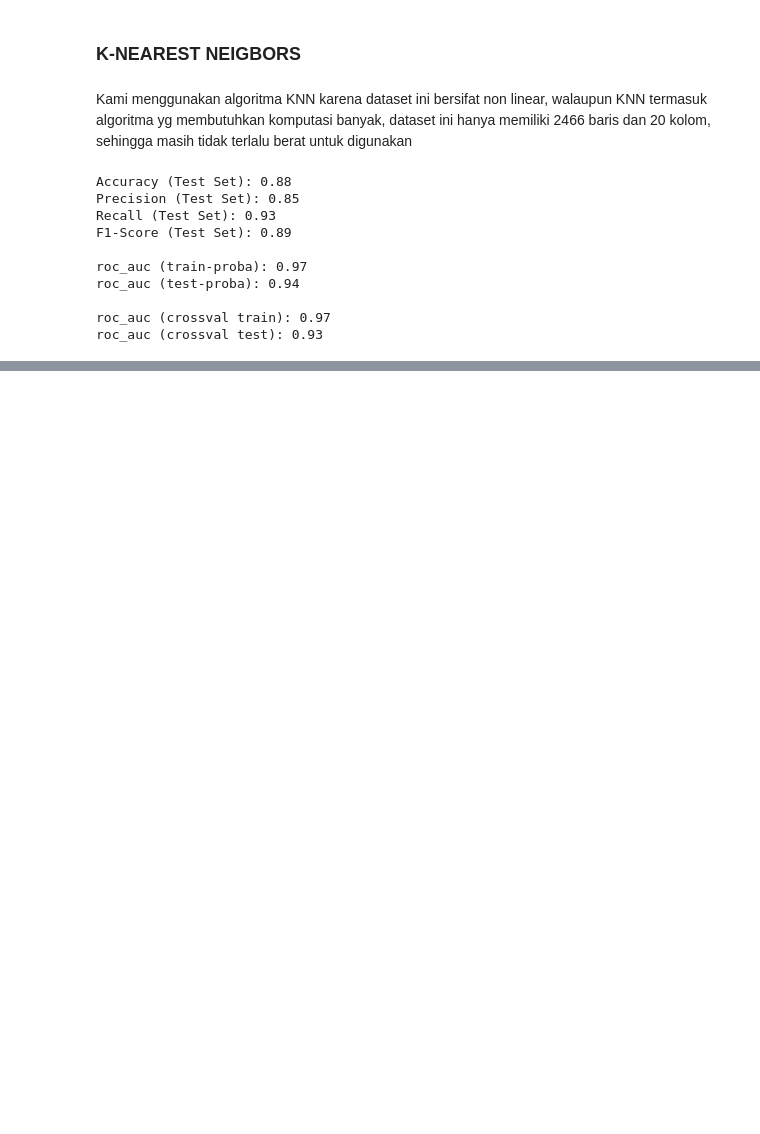
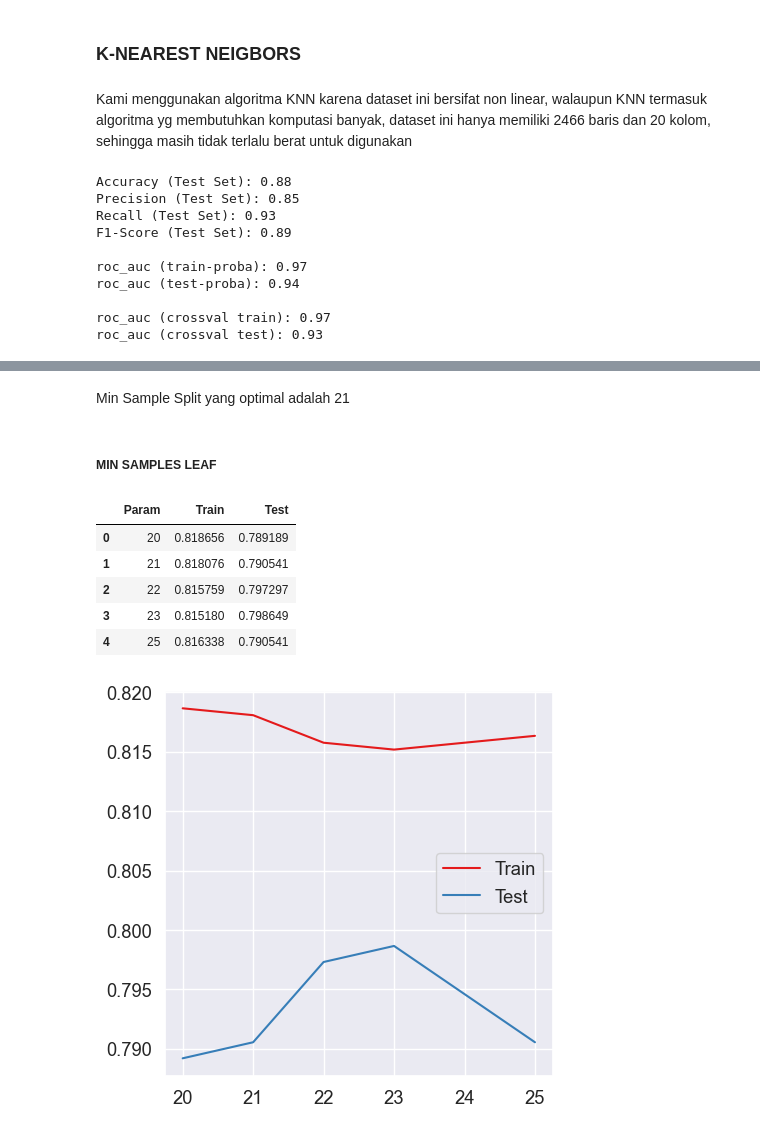
Before and after one commit to arsand07/Employee-Attrition, a Jupyter notebook: Stage 3/Stage 3.ipynb, the cells around one changed output, grey strips where cells are left out. Saved outputs shown, nothing was run; the diff lists cells and outputs as text; code cells hidden in the pictures; blank space fills up the shorter version.

```diff
--- a/Stage 3/Stage 3.ipynb
+++ b/Stage 3/Stage 3.ipynb
@@ -175,0 +357,41 @@ roc_auc (crossval test): 0.93
+# %% [markdown]
+Min Sample Split yang optimal adalah 21
+# %% [markdown]
+##### __MIN SAMPLES LEAF__
+# %%
+min_samples_leaf = [int(x) for x in np.linspace(20, 25, num = 5)]
+
+train,test, param = [],[],[]
+
+for i in min_samples_leaf:
+        dt  = DecisionTreeClassifier(random_state=7, max_depth=6, min_samples_split=21, min_samples_leaf=i)
+        dt.fit(X_train, y_train)
+
+        #train
+        train_score = roc_auc_score(y_train, dt.predict(X_train))
+        train.append(train_score)
+
+        #test
+        test_score = roc_auc_score(y_test, dt.predict(X_test))
+        test.append(test_score)
+
+        param.append(i)
+
+#buat visualisasi
+plt.figure(figsize=(5,5))
+sns.lineplot(x=param, y=train, label='Train')
+sns.lineplot(x=param, y=test, label='Test')
+
+pd.DataFrame({
+        'Param':param,
+        'Train':train,
+        'Test':test
+})
+# %% [output]
+|  | Param | Train | Test |
+| 0 | 20 | 0.818656 | 0.789189 |
+| 1 | 21 | 0.818076 | 0.790541 |
+| 2 | 22 | 0.815759 | 0.797297 |
+| 3 | 23 | 0.815180 | 0.798649 |
+| 4 | 25 | 0.816338 | 0.790541 |
+[figure, added]
```
Also changed, not shown: parts of 27 cells of this notebook, 1 other file.
